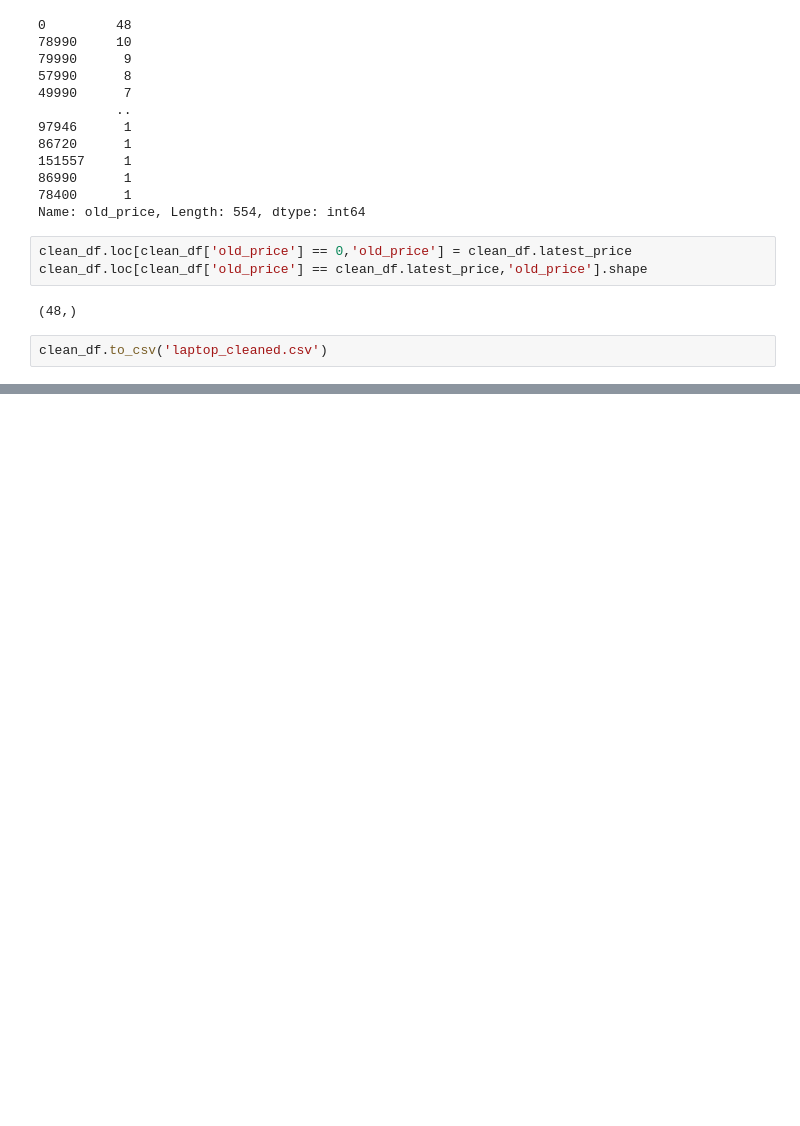
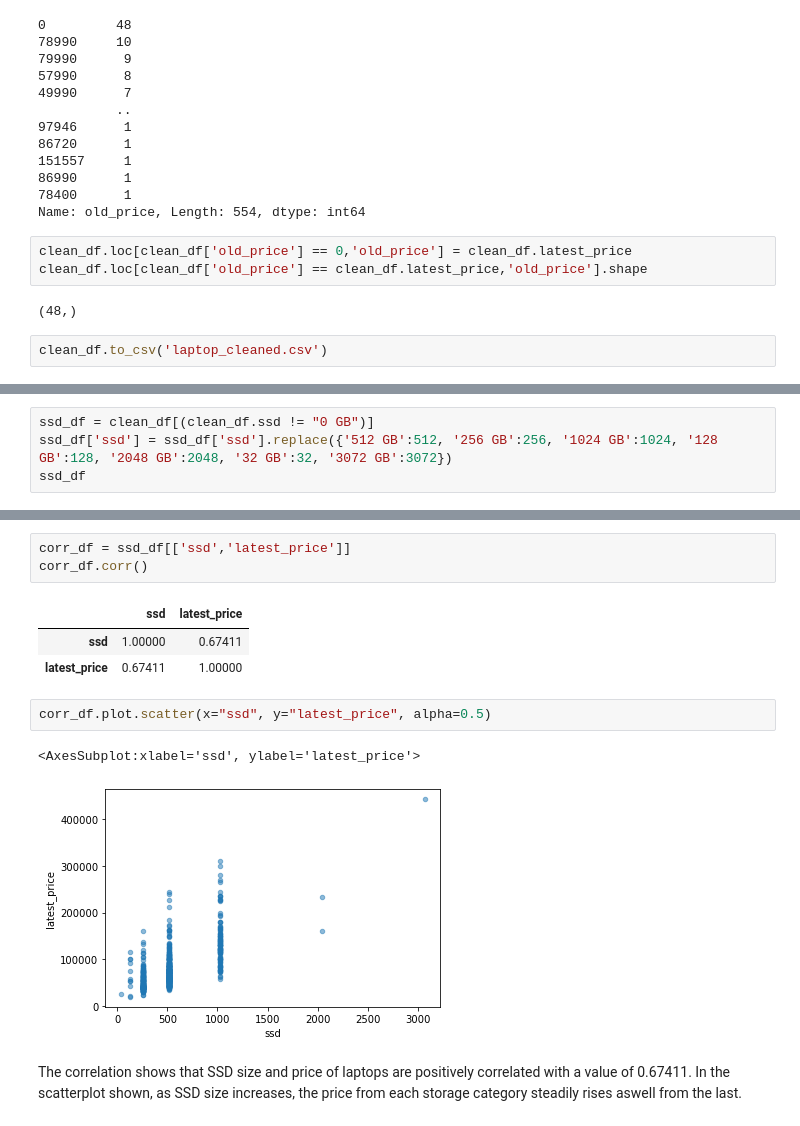
Before and after one commit to AureliusLim/csmodel-phase1, a Jupyter notebook: main_notebook.ipynb, the cells around one changed output, grey strips where cells are left out. Drawn from its saved outputs; the diff is of its cells as text; blank space fills up the shorter version.

```diff
--- a/main_notebook.ipynb
+++ b/main_notebook.ipynb
@@ -184,0 +244,4 @@ clean_df.to_csv('laptop_cleaned.csv')
+# %%
+ssd_df = clean_df[(clean_df.ssd != "0 GB")]
+ssd_df['ssd'] = ssd_df['ssd'].replace({'512 GB':512, '256 GB':256, '1024 GB':1024, '128 GB':128, '2048 GB':2048, '32 GB':32, '3072 GB':3072})
+ssd_df
@@ -184,0 +267,14 @@ clean_df.to_csv('laptop_cleaned.csv')
+# %%
+corr_df = ssd_df[['ssd','latest_price']]
+corr_df.corr()
+# %% [output]
+|  | ssd | latest_price |
+| ssd | 1.00000 | 0.67411 |
+| latest_price | 0.67411 | 1.00000 |
+# %%
+corr_df.plot.scatter(x="ssd", y="latest_price", alpha=0.5)
+# %% [output]
+<AxesSubplot:xlabel='ssd', ylabel='latest_price'>
+[figure, added]
+# %% [markdown]
+The correlation shows that SSD size and price of laptops are positively correlated with a value of 0.67411. In the scatterplot shown, as SSD size increases, the price from each storage category steadily rises aswell from the last.
```
Also changed, not shown: parts of 14 cells of this notebook.
